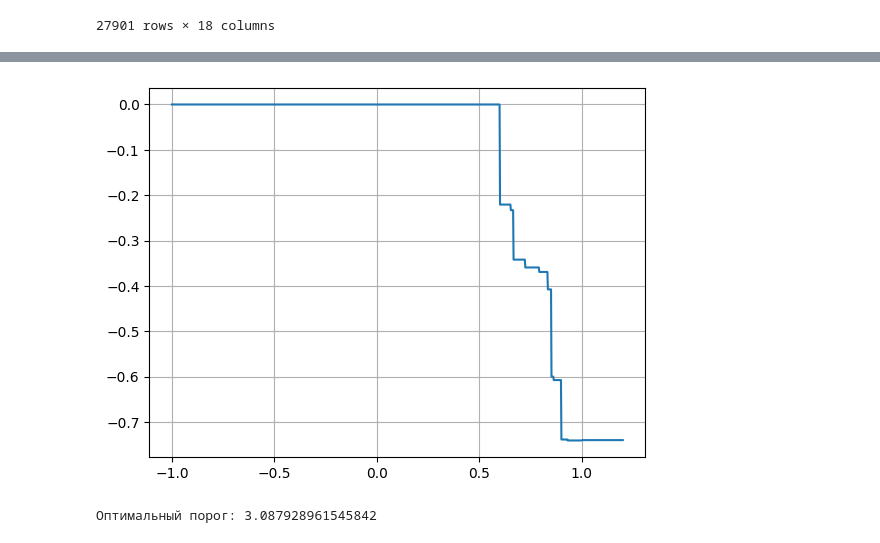
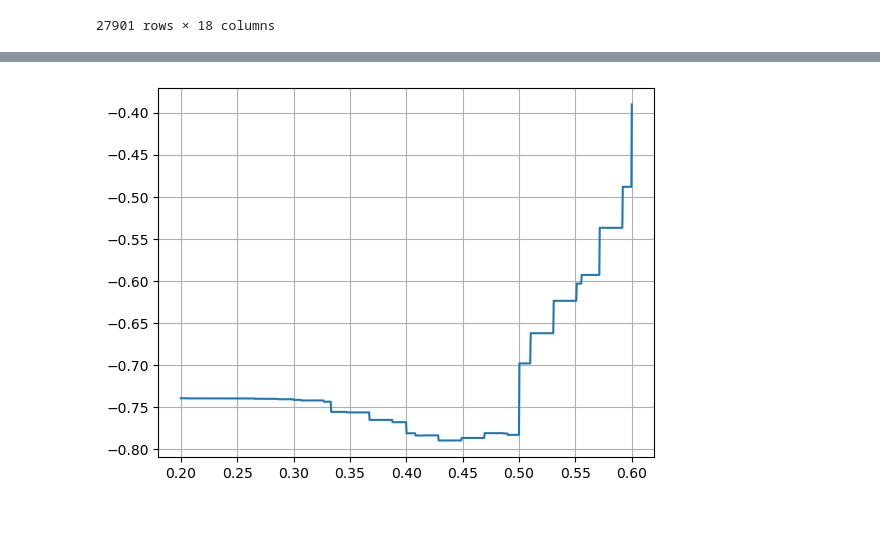
Before and after one commit to vitamin1312/DecisionTheory, a Jupyter notebook: FuzzyLogic/SugenoIntegral.ipynb, the cells around one changed output, grey strips where cells are left out. Saved outputs shown, nothing was run; the diff lists cells and outputs as text; code cells hidden in the pictures.

Commit message:
sugeno integral fixed

```diff
--- a/FuzzyLogic/SugenoIntegral.ipynb
+++ b/FuzzyLogic/SugenoIntegral.ipynb
@@ -120,20 +115,16 @@ def sugeno_integral(values, weights):
 
     # Сортируем по значениям по убыванию
     paired = sorted(zip(values, weights), key=lambda x: -x[0])
-    sorted_values, _ = zip(*paired)
+    sorted_values, weights_sorted = zip(*paired)
 
-    max_min = 0
+    # Кумулятивная сумма весов от конца (сумма весов критериев с оценкой >= текущей)
+    cum_weights = np.cumsum(weights_sorted)[::-1]
 
-    # На каждой итерации считаем меру множества из i-го до последнего
-    for i in range(len(paired)):
-        # Выделяем индексы с текущего до конца
-        subset_weights = [w for _, w in paired[i:]]
-        # Мера множества — максимум из весов (если мера аддитивна — можно использовать сумму)
-        subset_measure = max(subset_weights)  # или другой способ задания меры g
-        current_min = min(sorted_values[i], subset_measure)
-        max_min = max(max_min, current_min)
+    # Находим минимум между каждым значением и соответствующей суммой весов
+    mins = np.minimum(sorted_values[::-1], cum_weights)
 
-    return max_min
+    # Интеграл Сугено – максимальный из полученных минимумов
+    return np.max(mins)
 # %%
 integral_values = list()
 cols, weights = zip(*independent_vars_weights.items())
@@ -164,28 +193,24 @@ X_train, X_test, y_train, y_test = train_test_split(df.drop('Depression', axis=1
+# %%
+X_train, X_test, y_train, y_test = train_test_split(df.drop('Depression', axis=1), df['Depression'], test_size=0.2, random_state=42)
 # %%
 def calculat_f1(threshold):
-    preds = (X_train['SugenoIntegral'] < threshold[0]).astype(np.int32)
+    preds = (X_train['SugenoIntegral'] > threshold[0]).astype(np.int32)
     return -f1_score(y_train, preds)
 # %%
 length = 1000
 
-thresh_values = np.linspace(-1, 1.2, length)[..., None]
+thresh_values = np.linspace(0.2, 0.6, length)[..., None]
 f1_values = np.zeros(length)
 
 for idx, thresh in enumerate(thresh_values):
     f1_values[idx] = calculat_f1(thresh)
 
 plt.plot(thresh_values, f1_values)
 plt.grid(True)
 # %% [output]
-[figure, old version]
+[figure, new version]
 # %%
-x0 = np.array([0.5])
-
-res = minimize(calculat_f1, x0=x0, method='Powell')
-threshold = res.x[0]
-print("Оптимальный порог:", threshold)
+threshold = 0.44
-# %% [output]
-Оптимальный порог: 3.087928961545842
 # %%
 df['SugenoIntegral'].describe()
 # %% [output]
```
Also changed, not shown: parts of 13 cells of this notebook.
